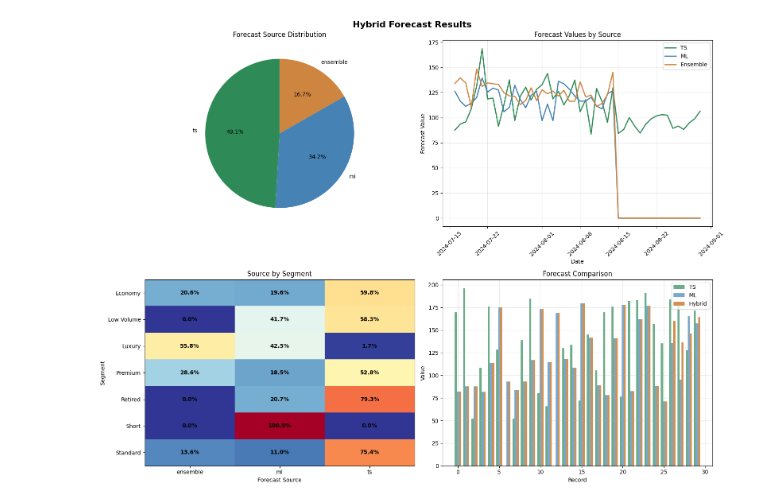
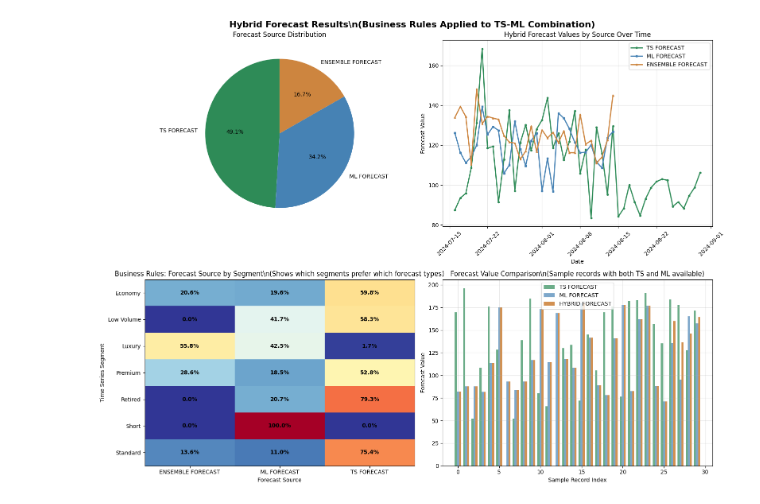
Before and after one commit to aromanenko/DFP, a Jupyter notebook: notebooks/hybrid_forecast.ipynb, the cells around one changed output. Cells and saved outputs as stored; diff of their text form; code cells hidden in the pictures.

Commit message:
Updated Reconciliation and Hybridization

```diff
--- a/notebooks/hybrid_forecast.ipynb
+++ b/notebooks/hybrid_forecast.ipynb
@@ -278,34 +194,42 @@ Generated 1380 hybrid forecast records
 # %%
+# Visualization: Hybrid Forecast Analysis
+
 fig, axes = plt.subplots(2, 2, figsize=(16, 12))
-fig.suptitle('Hybrid Forecast Results', fontsize=16, fontweight='bold')
+fig.suptitle('Hybrid Forecast Results\\n(Business Rules Applied to TS-ML Combination)',
+             fontsize=16, fontweight='bold')
 
-# Source distribution
+# 1. Source distribution pie chart
 ax1 = axes[0, 0]
 source_counts = hybrid_forecast['FORECAST_SOURCE'].value_counts()
 colors = ['#2E8B57', '#4682B4', '#CD853F']
-ax1.pie(source_counts.values, labels=source_counts.index,
+source_labels = [f'{src.upper()} FORECAST' for src in source_counts.index]
+ax1.pie(source_counts.values, labels=source_labels,
        autopct='%1.1f%%', colors=colors[:len(source_counts)], startangle=90)
 ax1.set_title('Forecast Source Distribution')
 
-# Time series by source
+# 2. Time series comparison by source
 ax2 = axes[0, 1]
-time_series = hybrid_forecast.groupby(['PERIOD_DT', 'FORECAST_SOURCE'])['HYBRID_FORECAST_VALUE'].mean().unstack(fill_value=0)
+# Fill with NaN instead of 0 for proper visualization of missing data
+time_series = hybrid_forecast.groupby(['PERIOD_DT', 'FORECAST_SOURCE'])['HYBRID_FORECAST_VALUE'].mean().unstack(fill_value=np.nan)
 
 if 'ts' in time_series.columns:
-    ax2.plot(time_series.index, time_series['ts'], label='TS', color='#2E8B57', linewidth=2)
+    ax2.plot(time_series.index, time_series['ts'], label='TS FORECAST',
+            color='#2E8B57', linewidth=2, marker='o', markersize=3)
 if 'ml' in time_series.columns:
-    ax2.plot(time_series.index, time_series['ml'], label='ML', color='#4682B4', linewidth=2)
+    ax2.plot(time_series.index, time_series['ml'], label='ML FORECAST',
+            color='#4682B4', linewidth=2, marker='s', markersize=3)
 if 'ensemble' in time_series.columns:
-    ax2.plot(time_series.index, time_series['ensemble'], label='Ensemble', color='#CD853F', linewidth=2)
+    ax2.plot(time_series.index, time_series['ensemble'], label='ENSEMBLE FORECAST',
+            color='#CD853F', linewidth=2, marker='^', markersize=3)
 
-ax2.set_title('Forecast Values by Source')
+ax2.set_title('Hybrid Forecast Values by Source Over Time')
 ax2.set_xlabel('Date')
 ax2.set_ylabel('Forecast Value')
 ax2.legend()
 ax2.grid(True, alpha=0.3)
 ax2.tick_params(axis='x', rotation=45)
 
-# Business rules heatmap
+# 3. Business rules heatmap showing which segments use which forecast sources
 ax3 = axes[1, 0]
 segment_source_pct = pd.crosstab(hybrid_forecast['SEGMENT_NAME'],
                                 hybrid_forecast['FORECAST_SOURCE'],
@@ -313,42 +237,51 @@ segment_source_pct = pd.crosstab(hybrid_forecast['SEGMENT_NAME'],
 
 im = ax3.imshow(segment_source_pct.values, cmap='RdYlBu_r', aspect='auto')
 ax3.set_xticks(range(len(segment_source_pct.columns)))
 ax3.set_yticks(range(len(segment_source_pct.index)))
-ax3.set_xticklabels(segment_source_pct.columns)
+# Add "FORECAST" to column labels
+forecast_labels = [f'{col.upper()} FORECAST' for col in segment_source_pct.columns]
+ax3.set_xticklabels(forecast_labels)
 ax3.set_yticklabels(segment_source_pct.index)
 
+# Add percentage values to each cell
 for i in range(len(segment_source_pct.index)):
     for j in range(len(segment_source_pct.columns)):
         ax3.text(j, i, f'{segment_source_pct.iloc[i, j]:.1f}%',
                 ha="center", va="center", color="black", fontweight='bold')
 
-ax3.set_title('Source by Segment')
+ax3.set_title('Business Rules: Forecast Source by Segment\\n(Shows which segments prefer which forecast types)')
 ax3.set_xlabel('Forecast Source')
-ax3.set_ylabel('Segment')
+ax3.set_ylabel('Time Series Segment')
 
-# Value comparison
+# 4. Forecast value comparison (sample data)
 ax4 = axes[1, 1]
+# Select sample data where both TS and ML forecasts exist (not NaN)
 sample_data = hybrid_forecast.dropna(subset=['TS_FORECAST_VALUE', 'ML_FORECAST_VALUE']).head(30)
 
 if len(sample_data) > 0:
     x_pos = np.arange(len(sample_data))
     width = 0.25
 
+    # Show all three forecast types with proper labels
     ax4.bar(x_pos - width, sample_data['TS_FORECAST_VALUE'], width,
-           label='TS', color='#2E8B57', alpha=0.7)
+           label='TS FORECAST', color='#2E8B57', alpha=0.7)
     ax4.bar(x_pos, sample_data['ML_FORECAST_VALUE'], width,
-           label='ML', color='#4682B4', alpha=0.7)
+           label='ML FORECAST', color='#4682B4', alpha=0.7)
     ax4.bar(x_pos + width, sample_data['HYBRID_FORECAST_VALUE'], width,
-           label='Hybrid', color='#CD853F', alpha=0.9)
+           label='HYBRID FORECAST', color='#CD853F', alpha=0.9)
 
-    ax4.set_title('Forecast Comparison')
-    ax4.set_xlabel('Record')
-    ax4.set_ylabel('Value')
+    ax4.set_title('Forecast Value Comparison\\n(Sample records with both TS and ML available)')
+    ax4.set_xlabel('Sample Record Index')
+    ax4.set_ylabel('Forecast Value')
     ax4.legend()
     ax4.grid(True, alpha=0.3)
+else:
+    ax4.text(0.5, 0.5, 'No records with both\\nTS and ML forecasts available',
+             ha='center', va='center', transform=ax4.transAxes)
+    ax4.set_title('Forecast Value Comparison')
 
 plt.tight_layout()
 plt.show()
 # %% [output]
-[figure, old version]
+[figure, new version]
 # %%
```
Also changed, not shown: parts of 11 cells of this notebook, 3 other files.
